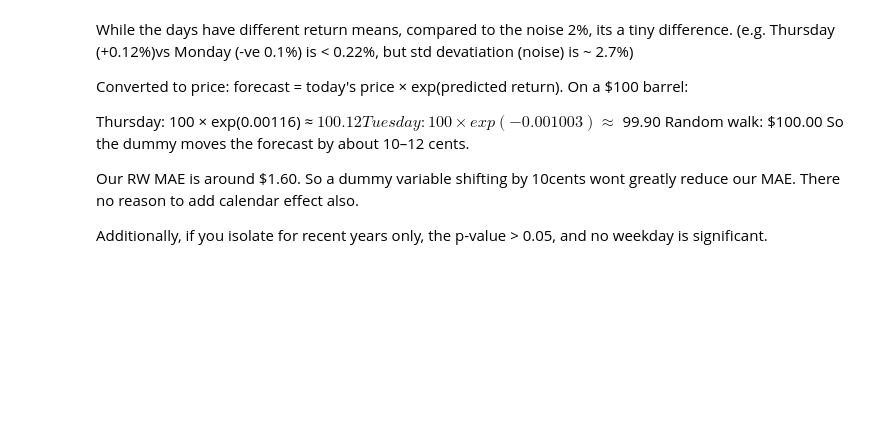
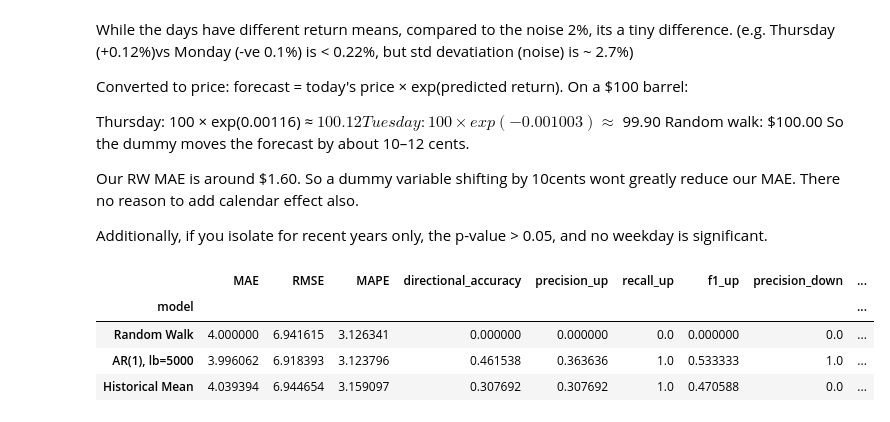
Before and after one commit to airrehn/Sample-Taxed, a Jupyter notebook: notebooks/01_explore_data.ipynb, the cells around one changed output. Drawn from its saved outputs; the diff is of its cells as text; code cells hidden in the pictures; blank space fills up the shorter version.

```diff
--- a/notebooks/01_explore_data.ipynb
+++ b/notebooks/01_explore_data.ipynb
@@ -305,3 +231,35 @@ So the dummy moves the forecast by about 10–12 cents.
 Our RW MAE is around $1.60. So a dummy variable shifting by 10cents wont greatly reduce our MAE. There no reason to add calendar effect also.
 
 Additionally, if you isolate for recent years only, the p-value > 0.05, and no weekday is significant.
+# %%
+import sys
+sys.path.append("..")
+
+from src.data import load_brent_spot
+from src.features import log_returns
+from src.models import random_walk_forecast, ar1_forecast, historical_mean_forecast
+from src.backtest import walk_forward
+from src.metrics import compare_models
+
+spot = load_brent_spot(start="1987-01-01")
+data = spot.copy()
+data["log_return"] = log_returns(data, col="brent_spot")
+data = data.dropna()
+
+
+test_args = dict(horizon=1, start_date="2026-10-01", end_date="2026-10-23",
+                 fit_end_date="2026-09-30", target_end_date="2026-10-23")
+
+test_results = {
+    "Random Walk": walk_forward(data, forecast_funct=random_walk_forecast, **test_args),
+    "AR(1), lb=5000": walk_forward(data, forecast_funct=ar1_forecast, lookback=5000, **test_args),
+    "Historical Mean": walk_forward(data, forecast_funct=historical_mean_forecast, lookback=500, **test_args),
+}
+
+compare_models(test_results)
+# %% [output]
+|  | MAE | RMSE | MAPE | directional_accuracy | precision_up | recall_up | f1_up | precision_down | ... |
+| model |  |  |  |  |  |  |  |  | ... |
+| Random Walk | 4.000000 | 6.941615 | 3.126341 | 0.000000 | 0.000000 | 0.0 | 0.000000 | 0.0 | ... |
+| AR(1), lb=5000 | 3.996062 | 6.918393 | 3.123796 | 0.461538 | 0.363636 | 1.0 | 0.533333 | 1.0 | ... |
+| Historical Mean | 4.039394 | 6.944654 | 3.159097 | 0.307692 | 0.307692 | 1.0 | 0.470588 | 0.0 | ... |
```
Also changed, not shown: parts of 9 cells of this notebook, 2 other files.
